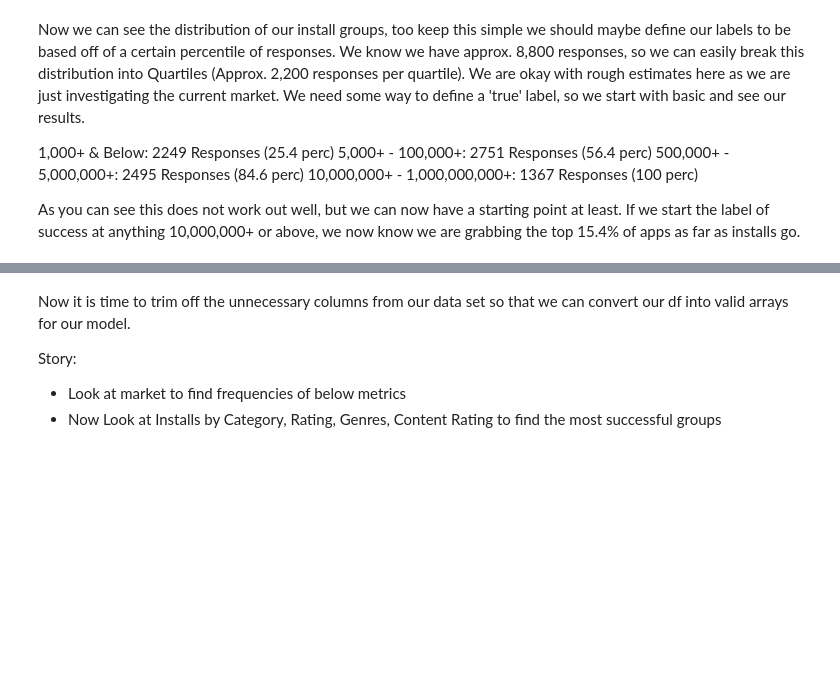
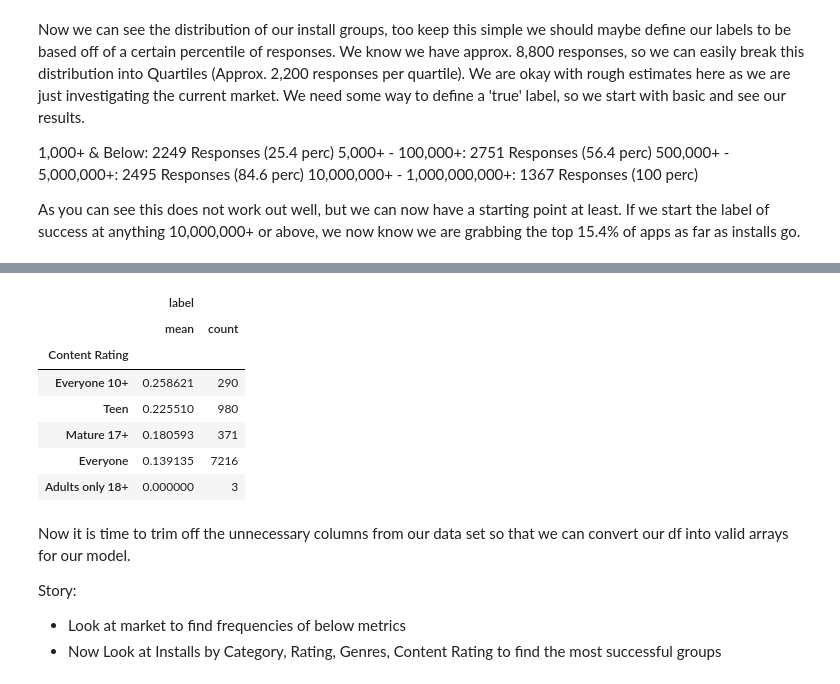
Before and after one commit to hanessteven/Hanes_Projects, a Jupyter notebook: Profitable Apps Project/Profitable Apps.ipynb, the cells around one changed output, grey strips where cells are left out. Saved outputs shown, nothing was run; the diff lists cells and outputs as text; code cells hidden in the pictures; blank space fills up the shorter version.

```diff
--- a/Profitable Apps Project/Profitable Apps.ipynb
+++ b/Profitable Apps Project/Profitable Apps.ipynb
@@ -453,3 +651,15 @@ df['Category','Label'].groupby('Category').agg(['avg'])
+# %%
+cr_inst = df[['Content Rating','label']].groupby('Content Rating').agg(['mean', 'count'])
+cr_inst.sort_values(('label', 'mean'), ascending=False)[:5]
+# %% [output]
+|  | label |  |
+|  | mean | count |
+| Content Rating |  |  |
+| Everyone 10+ | 0.258621 | 290 |
+| Teen | 0.225510 | 980 |
+| Mature 17+ | 0.180593 | 371 |
+| Everyone | 0.139135 | 7216 |
+| Adults only 18+ | 0.000000 | 3 |
 # %% [markdown]
 Now it is time to trim off the unnecessary columns from our data set so that we can convert our df into valid arrays
 for our model.
```
Also changed, not shown: parts of 24 cells of this notebook.
